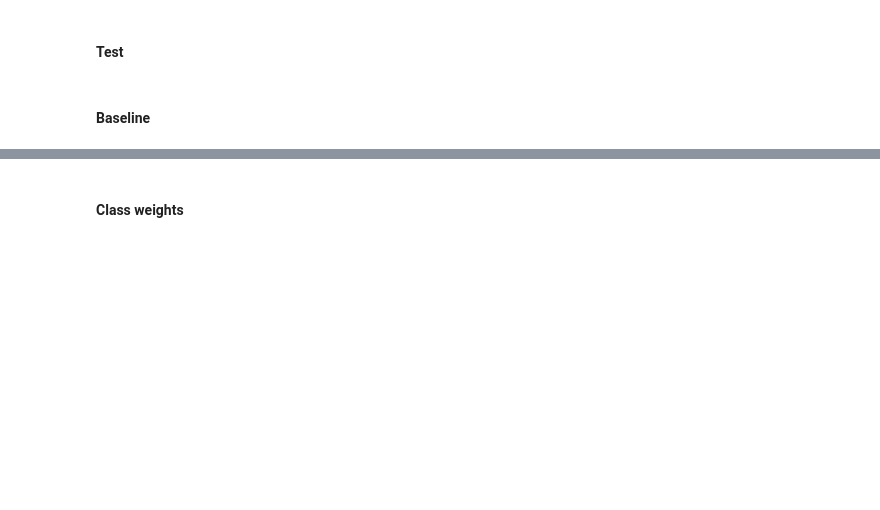
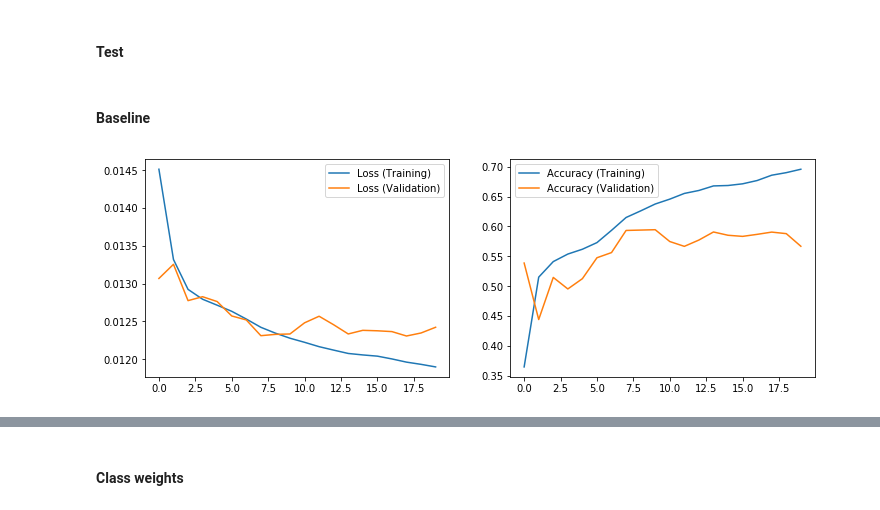
Before and after one commit to nicklashansen/music-genre-classification, a Jupyter notebook: MusicGenreClassification.ipynb, the cells around one changed output, grey strips where cells are left out. Cells and saved outputs as stored; diff of their text form; code cells hidden in the pictures; blank space fills up the shorter version.

```diff
--- a/MusicGenreClassification.ipynb
+++ b/MusicGenreClassification.ipynb
@@ -692,6 +795,8 @@ def evaluate_net(net):
 #### Baseline
 # %%
 set_seed()
-net = train_net(Net())
+net = train_net(Net(), epochs=20, lr=5e-4)
+# %% [output]
+[figure, added]
 # %%
 evaluate_net(net)
```
Also changed, not shown: parts of 12 cells of this notebook.
